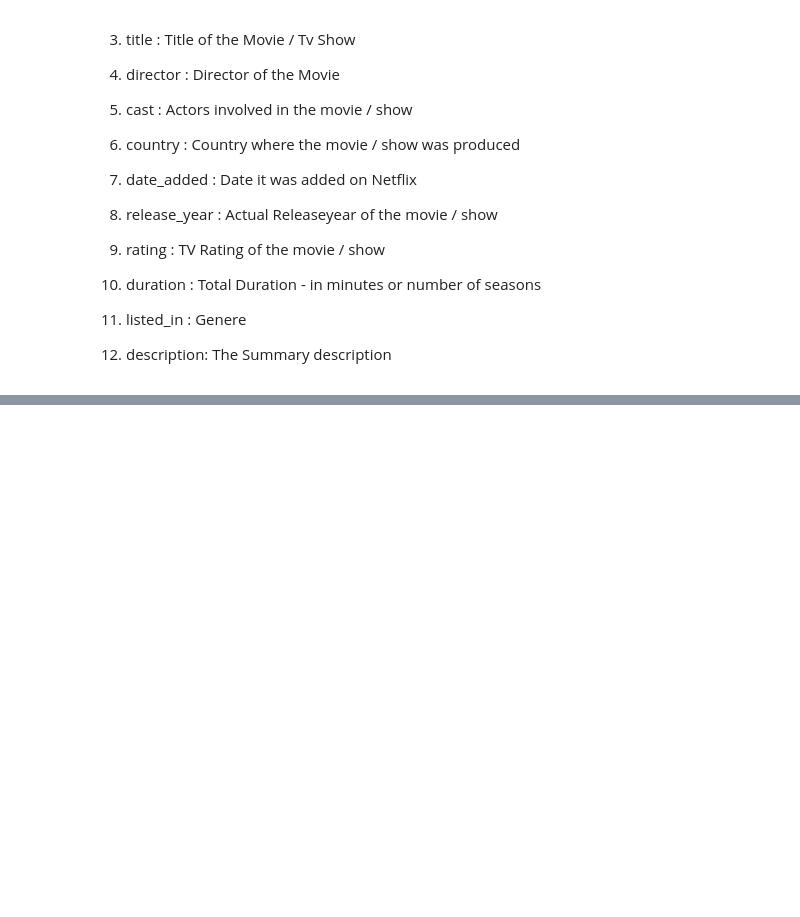
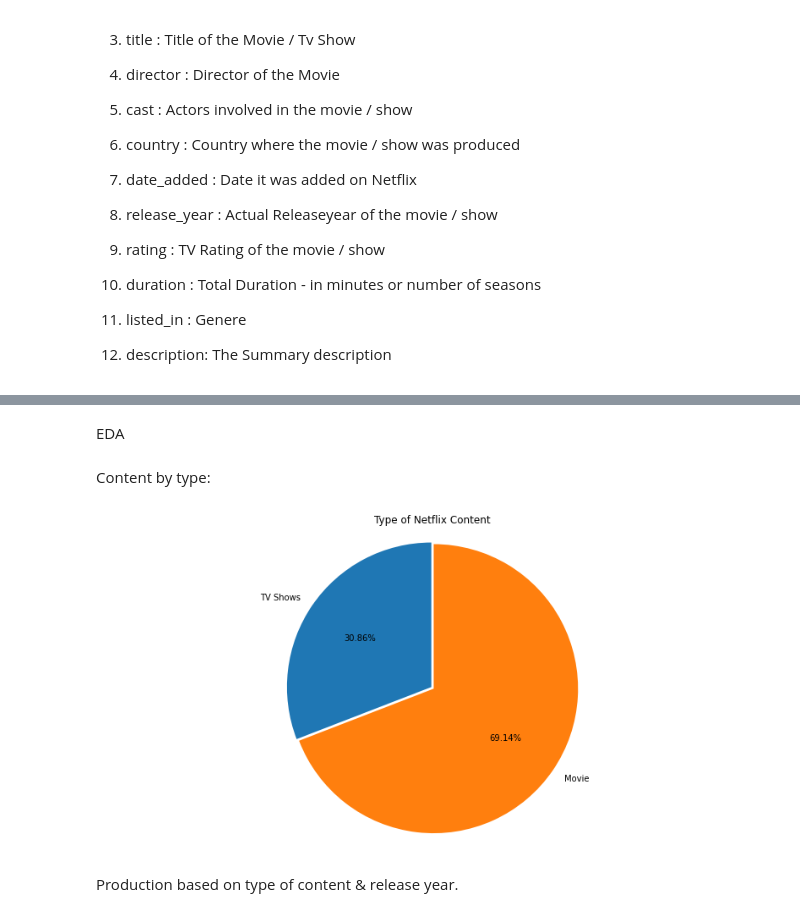
Before and after one commit to Ranjitghadge/NETFLIX-MOVIES-AND-TV-SHOWS-CLUSTERING, a Jupyter notebook: Ranjit_G_NETFLIX_MOVIES_AND_TV_SHOWS_CLUSTERING.ipynb, the cells around one changed output, grey strips where cells are left out. Drawn from its saved outputs; the diff is of its cells as text; code cells hidden in the pictures; blank space fills up the shorter version.

```diff
--- a/Ranjit_G_NETFLIX_MOVIES_AND_TV_SHOWS_CLUSTERING.ipynb
+++ b/Ranjit_G_NETFLIX_MOVIES_AND_TV_SHOWS_CLUSTERING.ipynb
@@ -44,0 +57,3 @@ Integrating this dataset with other external datasets such as IMDB ratings, rott
+# %%
+#import data
+df=pd.read_csv("/content/drive/MyDrive/Data Science/Almabetter/Colab Notebooks/Netflix Project/NETFLIX MOVIES AND TV SHOWS CLUSTERING (1).csv")
@@ -44,0 +130,5 @@ Integrating this dataset with other external datasets such as IMDB ratings, rott
+# %%
+df['director'].fillna('No Director',inplace=True)
+df['cast'].fillna('No Cast',inplace=True)
+df['country'].fillna('Country Unavailable', inplace=True)
+df.dropna(subset=['date_added','rating'],inplace=True)
@@ -44,0 +152,20 @@ Integrating this dataset with other external datasets such as IMDB ratings, rott
+# %% [markdown]
+EDA
+# %% [markdown]
+Content by type:
+# %%
+#Plotting a pie chart.
+
+# Creating plot
+plt.figure(figsize =(14, 7))
+labels=['TV Shows','Movie']
+plt.pie(df['type'].value_counts().sort_values(),labels=labels,explode=[0.01,0.01],
+        autopct='%1.2f%%', startangle=90)
+# show plot
+plt.title('Type of Netflix Content')
+plt.axis('equal')
+plt.show()
+# %% [output]
+[figure, added]
+# %% [markdown]
+Production based on type of content & release year.
```
Also changed, not shown: parts of 12 cells of this notebook.
